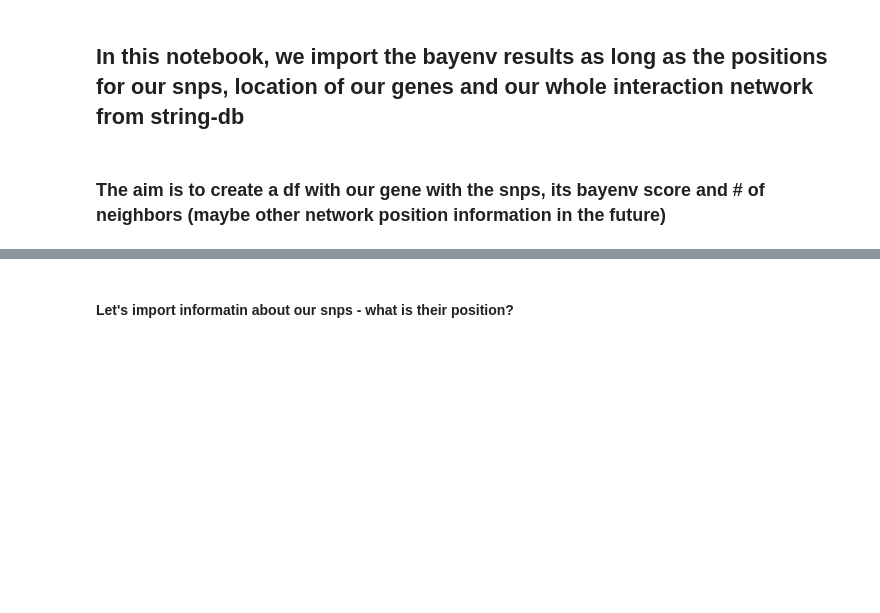
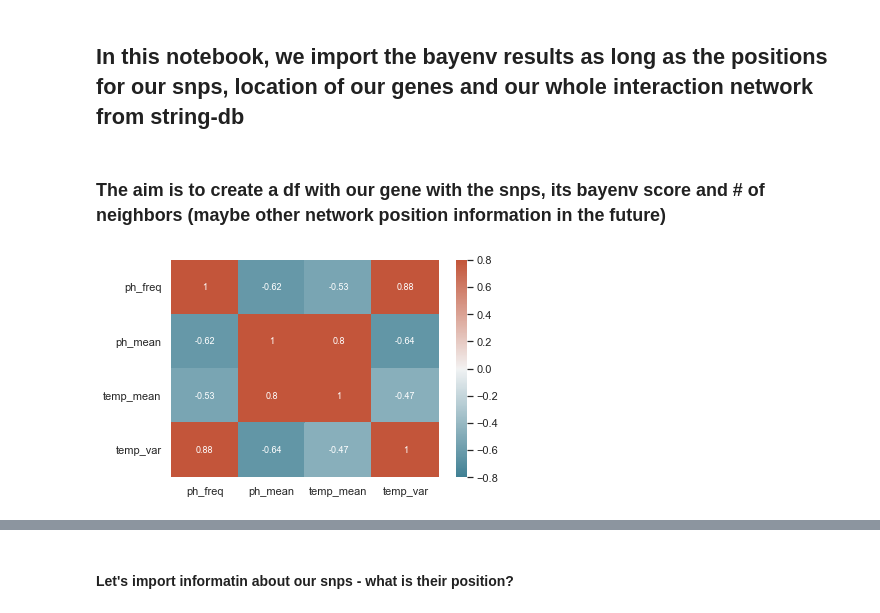
Before and after one commit to Cpetak/WGS, a Jupyter notebook: get_gene_from_snp.ipynb, the cells around one changed output, grey strips where cells are left out. Saved outputs shown, nothing was run; the diff lists cells and outputs as text; code cells hidden in the pictures; blank space fills up the shorter version.

```diff
--- a/get_gene_from_snp.ipynb
+++ b/get_gene_from_snp.ipynb
@@ -10,0 +12,10 @@ from sklearn.linear_model import LinearRegression
+# %%
+cmap = sns.diverging_palette(220, 20, as_cmap=True)
+# %%
+p=pd.read_csv("env_vars.csv")
+# %%
+p=p.drop("ph_var",axis=1)
+# %%
+ax = sns.heatmap(p.corr(), cmap=cmap, vmin=-0.8, vmax=.8, center=0.00, annot=True, annot_kws={"fontsize":9})
+# %% [output]
+[figure, added]
```
Also changed, not shown: parts of 32 cells of this notebook, 9 other files.
